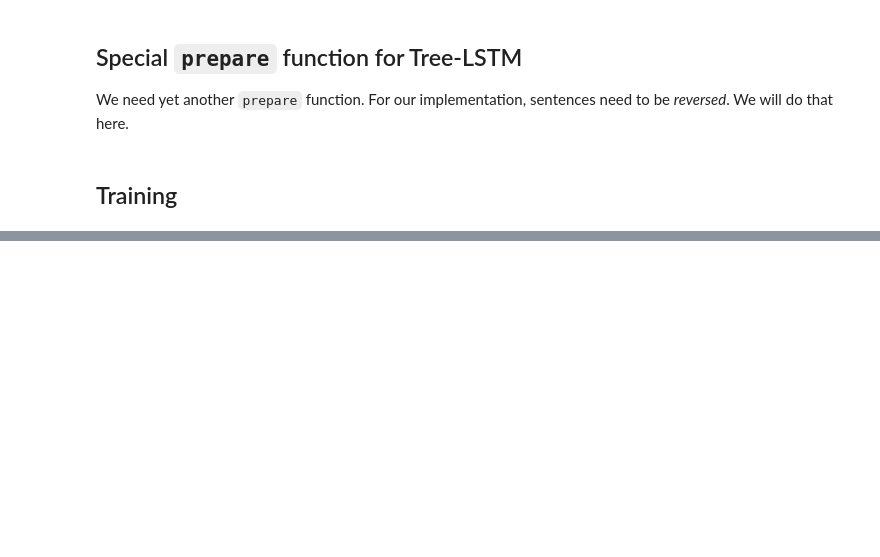
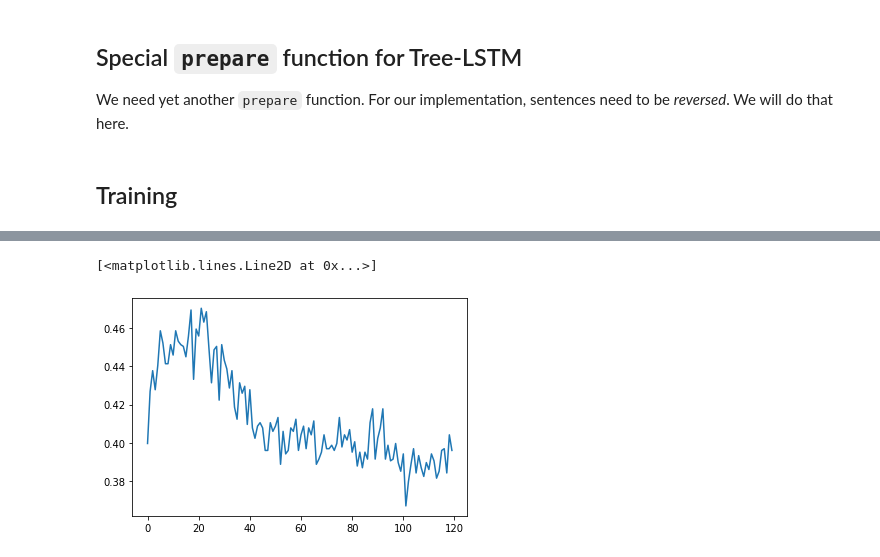
Before and after one commit to thesofakillers/nlp1-labs, a Jupyter notebook: practical2/practical2.ipynb, the cells around one changed output, grey strips where cells are left out. Cells and saved outputs as stored; diff of their text form; code cells hidden in the pictures; blank space fills up the shorter version.

```diff
--- a/practical2/practical2.ipynb
+++ b/practical2/practical2.ipynb
@@ -1836,18 +1881,17 @@ class TreeLSTMCell(nn.Module):
 
     # YOUR CODE HERE
     # You only need to complete the commented lines below.
-    raise NotImplementedError("Implement this.")
 
     # The shape of each of these is [batch_size, hidden_size]
 
-    # i = ...
-    # f_l = ...
-    # f_r = ...
-    # g = ...
-    # o = ...
+    i = torch.sigmoid(i)
+    f_l = torch.sigmoid(f_l)
+    f_r = torch.sigmoid(f_r)
+    g = torch.tanh(g)
+    o = torch.sigmoid(o)
 
-    # c = ...
-    # h = ...
+    c = i * g + (f_l*prev_c_l + f_r*prev_c_r)
+    h = o * torch.tanh(c)
 
     return h, c
 
@@ -2092,10 +2136,10 @@ def prepare_treelstm_minibatch(mb, vocab):
 # Now let's train the Tree LSTM!
 
 tree_model = TreeLSTMClassifier(
-    len(v.w2i), 300, 150, len(t2i), v)
+    len(glove_v.w2i), 300, 150, len(t2i), glove_v)
 
 with torch.no_grad():
-  tree_model.embed.weight.data.copy_(torch.from_numpy(vectors))
+  tree_model.embed.weight.data.copy_(torch.from_numpy(glove_vectors))
   tree_model.embed.weight.requires_grad = False
 
 def do_train(model):
@@ -2115,4 +2159,4 @@ def do_train(model):
       batch_fn=get_minibatch,
       batch_size=25, eval_batch_size=25)
 
-results = do_train(tree_model)
+tree_losses, tree_accuracies = do_train(tree_model)
@@ -2119,2 +2181,6 @@ results = do_train(tree_model)
 # %%
-# plot
+# plot accuracies
+plt.plot(tree_accuracies)
+# %% [output]
+[<matplotlib.lines.Line2D at 0x...>]
+[figure, added]
```
Also changed, not shown: parts of 30 cells of this notebook.
